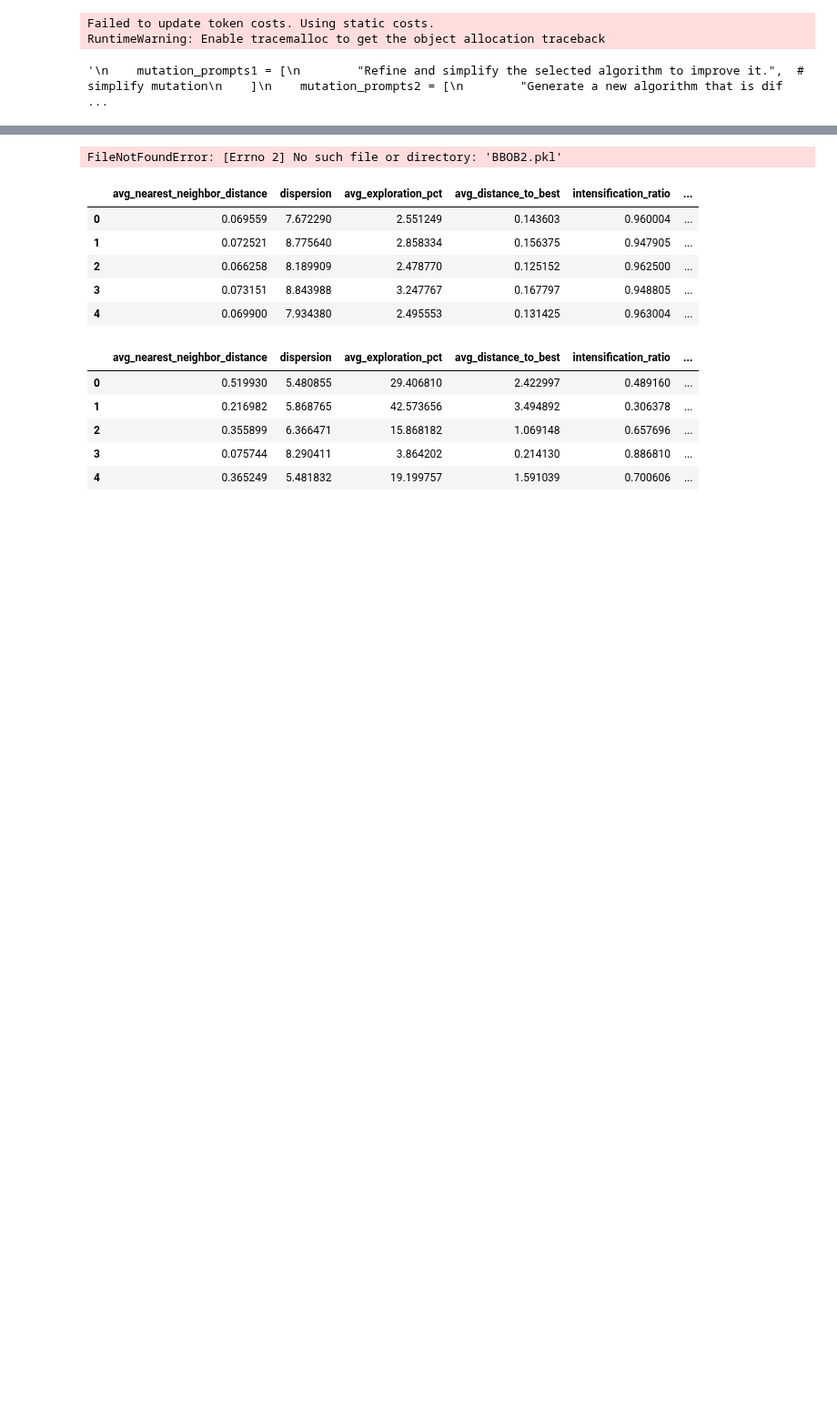
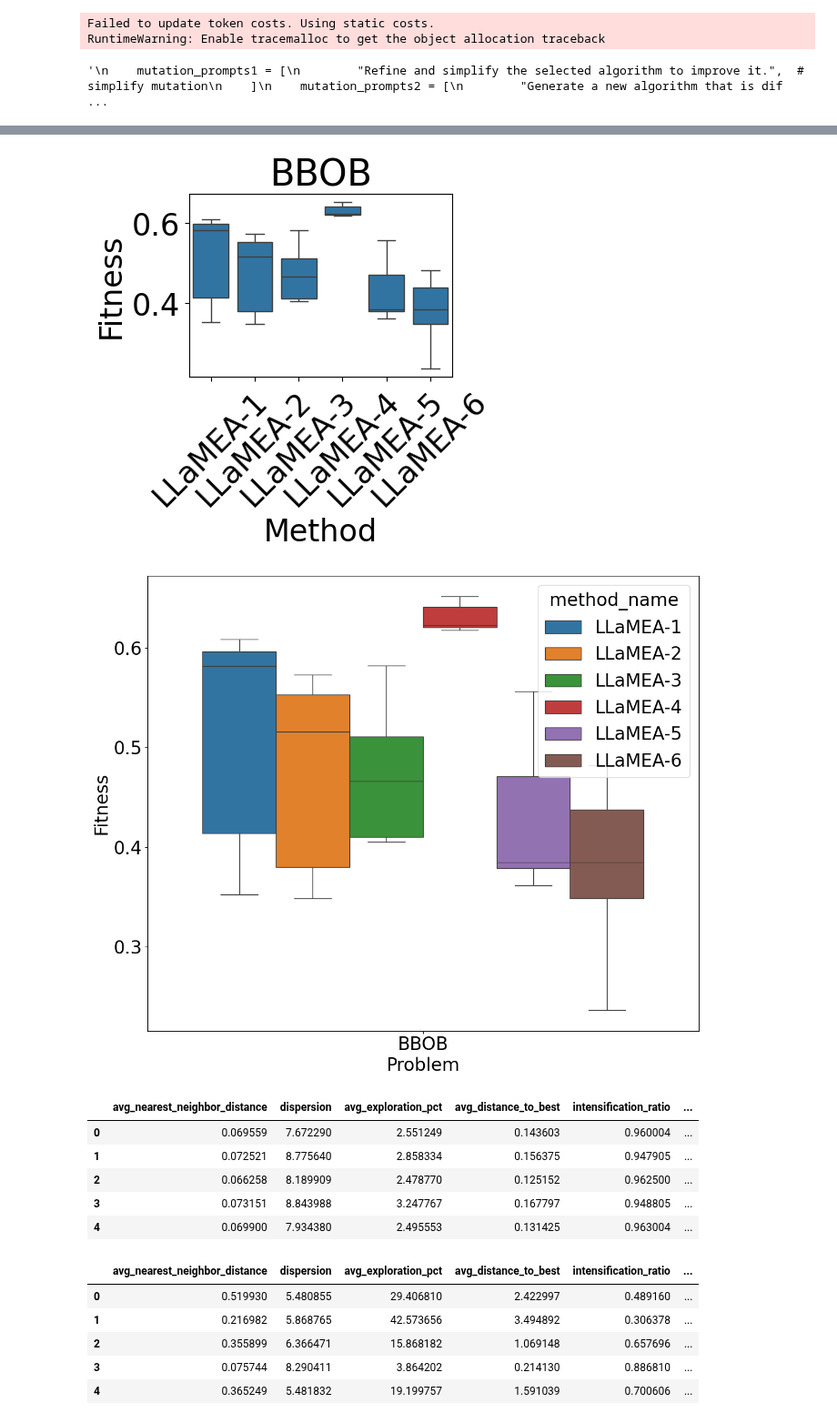
Before and after one commit to XAI-liacs/BLADE, a Jupyter notebook: examples/visualize_bbob.ipynb, the cells around one changed output, grey strips where cells are left out. Shown at 91% size. Saved outputs shown, nothing was run; the diff lists cells and outputs as text; code cells hidden in the pictures; blank space fills up the shorter version.

```diff
--- a/examples/visualize_bbob.ipynb
+++ b/examples/visualize_bbob.ipynb
@@ -67,40 +67,17 @@ RuntimeWarning: Enable tracemalloc to get the object allocation traceback
 | **Mean Pairwise Distance**              | Overall pairwise diversity                              | Diversity measures in EAs             https://romisatriawahono.net/lecture/rm/survey/softcomputing/Crepinsek%20-%20Exploration%20and%20Exploitation%20in%20Evolutionary%20Algorithms%20-%202013.pdf#:~:text=match%20at%20L885%20%E2%80%94Distance,used%20type%20of%20diversity%20measure |
 | **Coverage Volume**                     | Volume spanned by samples (diversity)                   | DPP-based diversity                   https://romisatriawahono.net/lecture/rm/survey/softcomputing/Crepinsek%20-%20Exploration%20and%20Exploitation%20in%20Evolutionary%20Algorithms%20-%202013.pdf#:~:text=match%20at%20L885%20%E2%80%94Distance,used%20type%20of%20diversity%20measure |
 | **Average Step Length**                 | Typical move size (exploration intensity)               | Step size reduction in search         https://stats.stackexchange.com/questions/304813/stopping-criterion-for-nelder-mead#:~:text=Stopping%20criterion%20for%20Nelder%20Mead,than%20some%20tolerance%20TOL |
-# %%
-logger = ExperimentLogger('/data/neocortex/BBOB-2', True)
-df_log = logger.get_problem_data(problem_name='BBOB')
-
-
-df = pd.read_pickle(f"../BBOB2.pkl")
-img_dir = f"examples/img/"
-#df.describe()
-
-# Some columns you’ll want handy later
-behaviour_feats = [
-    "avg_nearest_neighbor_distance", "dispersion", "avg_exploration_pct",
-    "avg_distance_to_best",
-    "average_convergence_rate", "avg_improvement", "success_rate",
-    "longest_no_improvement_streak",
-]
-#leave out: "intensification_ratio", "avg_exploitation_pct", "last_improvement_fraction",
-agg_map  = {c: 'mean' for c in behaviour_feats} | {           # mean for numbers
-            'id': 'first',                              # keep id constant
-            'fitness_fid': 'mean',                     # average fitness per id
-            'fid': 'first',
-            '_id': 'first',
-            'seed': 'first',
-            'method_name': 'first',                    # keep one value
-            'problem_name': 'first'}                   #  – they should be constant per id
-
-df_all = (df
-        .groupby('id', as_index=False)
-        .agg(agg_map))
-
-print(df_all.shape)
-print(df_log.shape)
-# %% [output]
-FileNotFoundError: [Errno 2] No such file or directory: 'BBOB2.pkl'
+# %%
+logger = ExperimentLogger('/data/neocortex/BBOB-2', True)
+
+plot_convergence(logger, metric="AOCC", save=True, budget=100)
+#plot_experiment_CEG(logger, save=True, budget=100, max_seeds=5)
+
+plot_boxplot_fitness(logger)
+plot_boxplot_fitness_hue(logger)
+# %% [output]
+[figure, added]
+[figure, added]
 # %%
 
 ## THIS CODE IS INSIDE process_bbob_runs.py now
```
Also changed, not shown: parts of 1 cell of this notebook, 4 other files.
